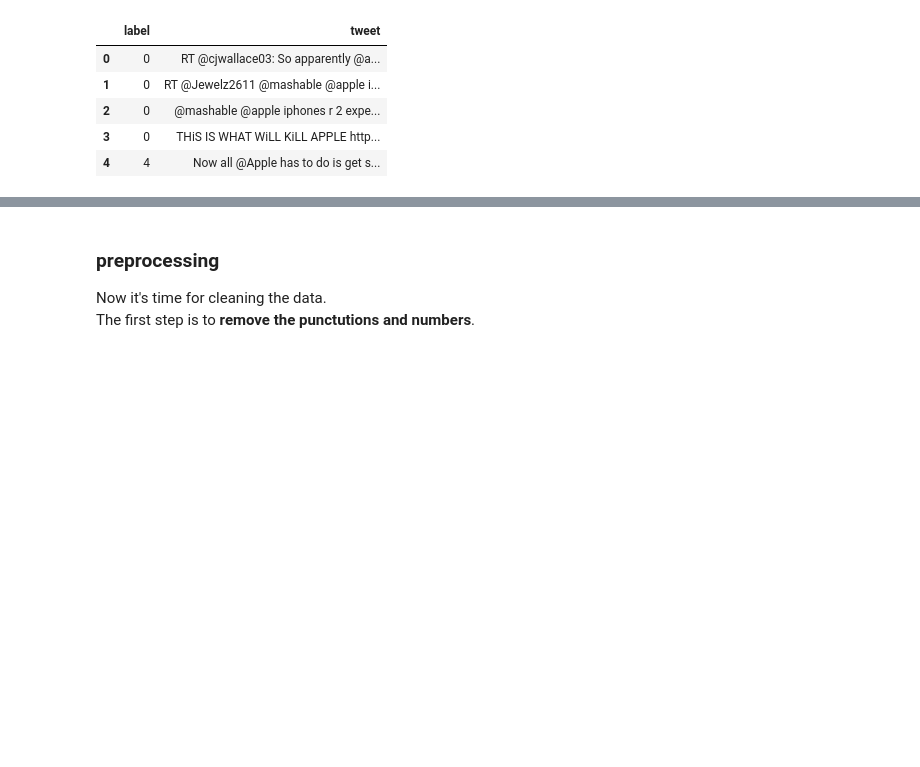
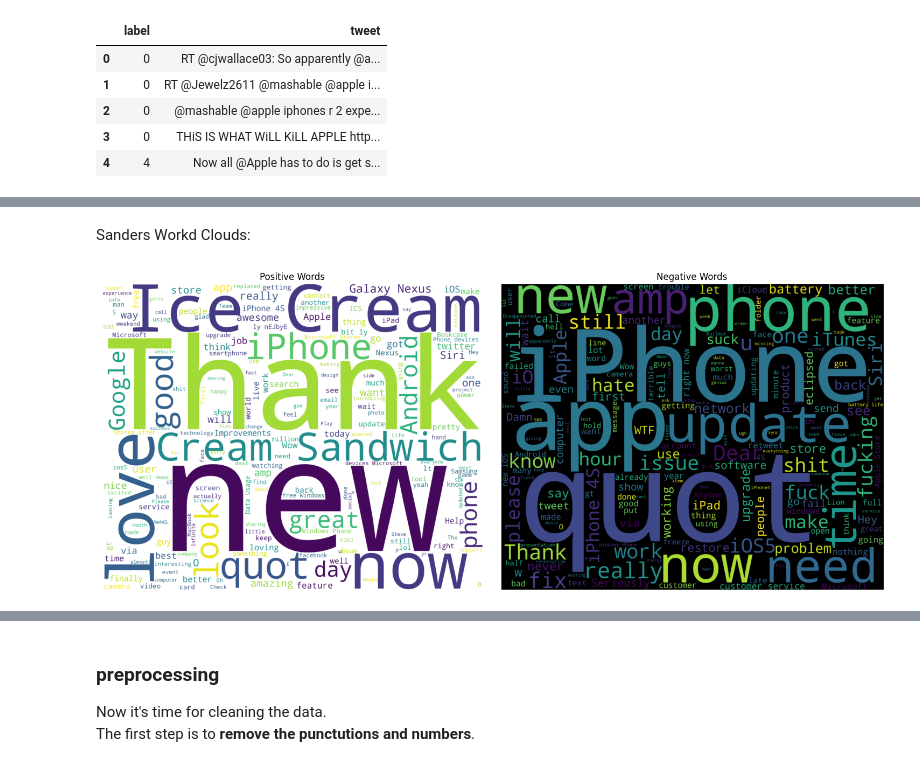
Before and after one commit to nargesbh/sentiment-analysis, a Jupyter notebook: Sentiment.ipynb, the cells around one changed output, grey strips where cells are left out. Cells and saved outputs as stored; diff of their text form; code cells hidden in the pictures; blank space fills up the shorter version.

```diff
--- a/Sentiment.ipynb
+++ b/Sentiment.ipynb
@@ -35,0 +92,43 @@ df.head()
+# %%
+def wordcloud_draw(data, color='black'):
+    words = ' '.join(data)
+    cleaned_word = " ".join([word for word in words.split()
+                            if 'http' not in word
+                                and not word.startswith('@')
+                                and not word.startswith('#')
+                                and word != 'RT'
+                            ])
+    wordcloud = WordCloud(stopwords=STOPWORDS,
+                      background_color=color,
+                      width=2500,
+                      height=2000
+                     ).generate(cleaned_word)
+    return wordcloud
+
+def plot_wordclouds(dataset, positive_label, negative_label):
+    train_pos = dataset[dataset['label'] == positive_label]
+    train_pos = train_pos['tweet']
+    train_neg = dataset[dataset['label'] == negative_label]
+    train_neg = train_neg['tweet']
+
+    fig, axes = plt.subplots(1, 2, figsize=(15, 6))
+
+    # Plot positive word cloud
+    axes[0].imshow(wordcloud_draw(train_pos, 'white'), interpolation='bilinear')
+    axes[0].set_title("Positive Words")
+    axes[0].axis('off')
+
+    # Plot negative word cloud
+    axes[1].imshow(wordcloud_draw(train_neg), interpolation='bilinear')
+    axes[1].set_title("Negative Words")
+    axes[1].axis('off')
+
+    plt.tight_layout()
+    plt.show()
+# %% [markdown]
+Sanders Workd Clouds:
+# %%
+# Plot word clouds for "Sanders" dataset
+plot_wordclouds(Sanders, positive_label=4, negative_label=0)
+# %% [output]
+[figure, added]
```
Also changed, not shown: parts of 82 cells of this notebook.
